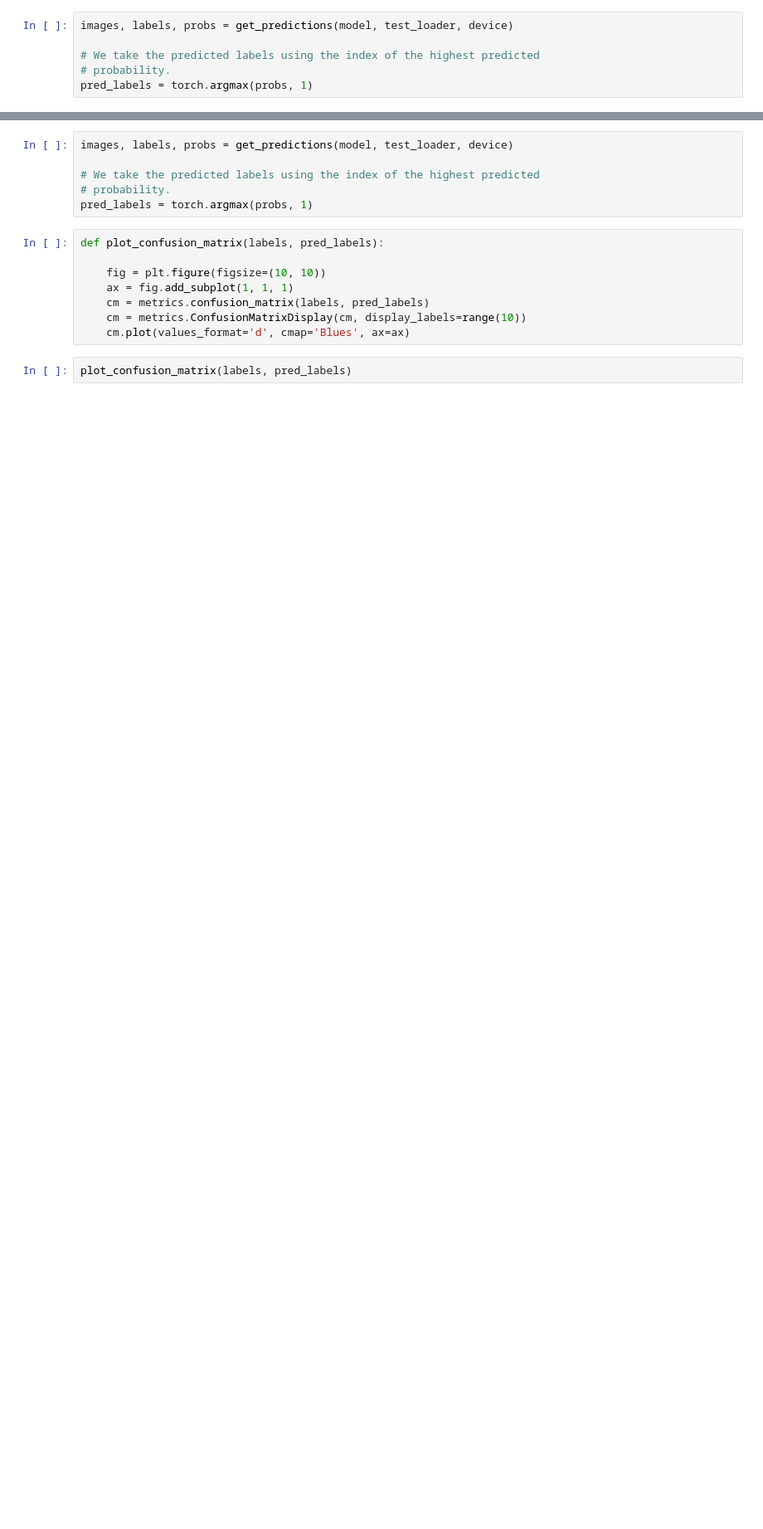
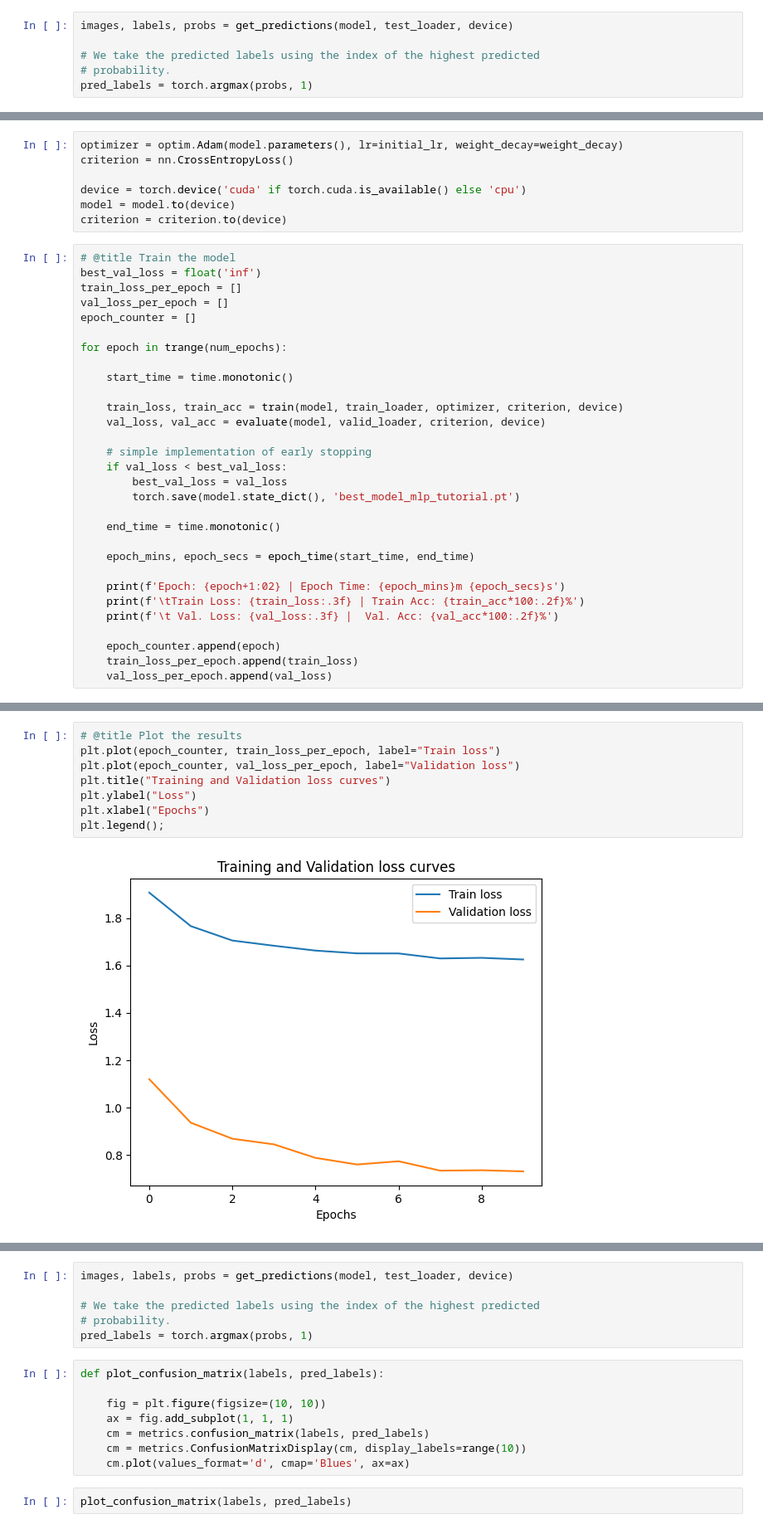
Before and after one commit to kordi1372/practice-git-skillz, a Jupyter notebook: assignment1.ipynb, the cells around one changed output, grey strips where cells are left out. Shown at 83% size. Drawn from its saved outputs; the diff is of its cells as text; blank space fills up the shorter version.

```diff
--- a/assignment1.ipynb
+++ b/assignment1.ipynb
@@ -737,0 +842,37 @@ pred_labels = torch.argmax(probs, 1)
+# %%
+optimizer = optim.Adam(model.parameters(), lr=initial_lr, weight_decay=weight_decay)
+criterion = nn.CrossEntropyLoss()
+
+device = torch.device('cuda' if torch.cuda.is_available() else 'cpu')
+model = model.to(device)
+criterion = criterion.to(device)
+# %%
+# @title Train the model
+best_val_loss = float('inf')
+train_loss_per_epoch = []
+val_loss_per_epoch = []
+epoch_counter = []
+
+for epoch in trange(num_epochs):
+
+    start_time = time.monotonic()
+
+    train_loss, train_acc = train(model, train_loader, optimizer, criterion, device)
+    val_loss, val_acc = evaluate(model, valid_loader, criterion, device)
+
+    # simple implementation of early stopping
+    if val_loss < best_val_loss:
+        best_val_loss = val_loss
+        torch.save(model.state_dict(), 'best_model_mlp_tutorial.pt')
+
+    end_time = time.monotonic()
+
+    epoch_mins, epoch_secs = epoch_time(start_time, end_time)
+
+    print(f'Epoch: {epoch+1:02} | Epoch Time: {epoch_mins}m {epoch_secs}s')
+    print(f'\tTrain Loss: {train_loss:.3f} | Train Acc: {train_acc*100:.2f}%')
+    print(f'\t Val. Loss: {val_loss:.3f} |  Val. Acc: {val_acc*100:.2f}%')
+
+    epoch_counter.append(epoch)
+    train_loss_per_epoch.append(train_loss)
+    val_loss_per_epoch.append(val_loss)
@@ -737,0 +910,10 @@ pred_labels = torch.argmax(probs, 1)
+# %%
+# @title Plot the results
+plt.plot(epoch_counter, train_loss_per_epoch, label="Train loss")
+plt.plot(epoch_counter, val_loss_per_epoch, label="Validation loss")
+plt.title("Training and Validation loss curves")
+plt.ylabel("Loss")
+plt.xlabel("Epochs")
+plt.legend();
+# %% [output]
+[figure, added]
```
Also changed, not shown: parts of 18 cells of this notebook.
